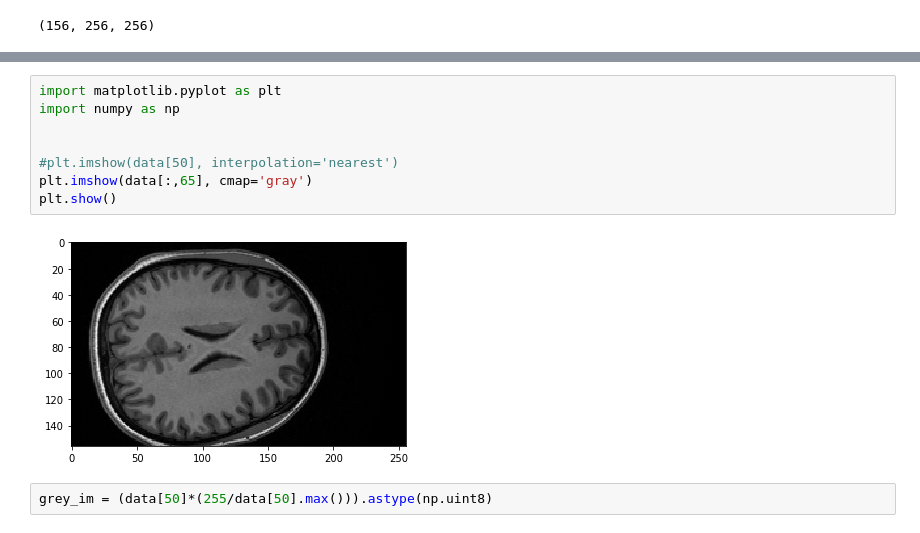
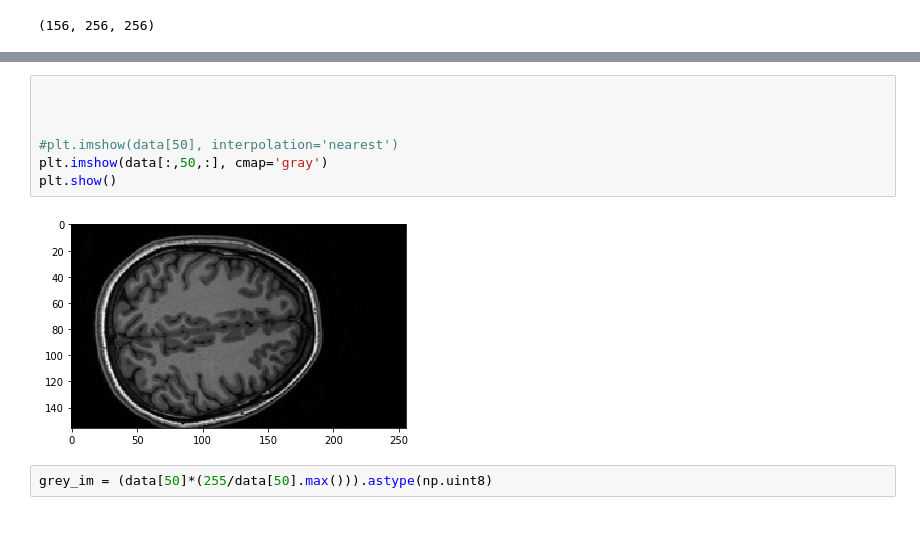
Before and after one commit to nathan-14200/wsbim2243, a Jupyter notebook: wsbim2243 - notebook.ipynb, the cells around one changed output, grey strips where cells are left out. Saved outputs shown, nothing was run; the diff lists cells and outputs as text.

```diff
--- a/wsbim2243 - notebook.ipynb
+++ b/wsbim2243 - notebook.ipynb
@@ -25,13 +37,12 @@ for i in range(len(data)):
 # %%
-import matplotlib.pyplot as plt
-import numpy as np
+
 
 
 #plt.imshow(data[50], interpolation='nearest')
-plt.imshow(data[:,65], cmap='gray')
+plt.imshow(data[:,50,:], cmap='gray')
 plt.show()
 # %% [output]
-[figure, old version]
+[figure, new version]
 # %%
 grey_im = (data[50]*(255/data[50].max())).astype(np.uint8)
 # %%
```
Also changed, not shown: parts of 31 cells of this notebook, 1 other file.
